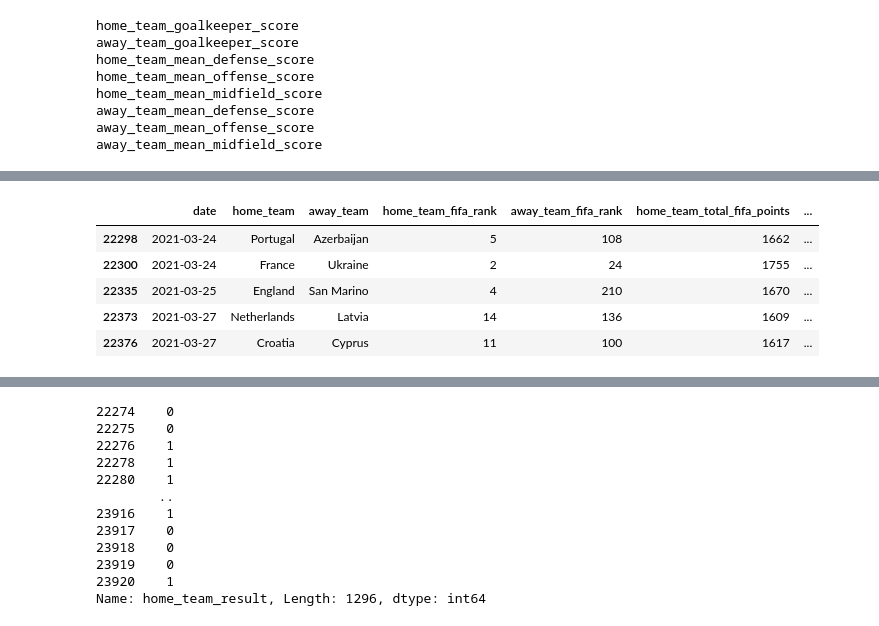
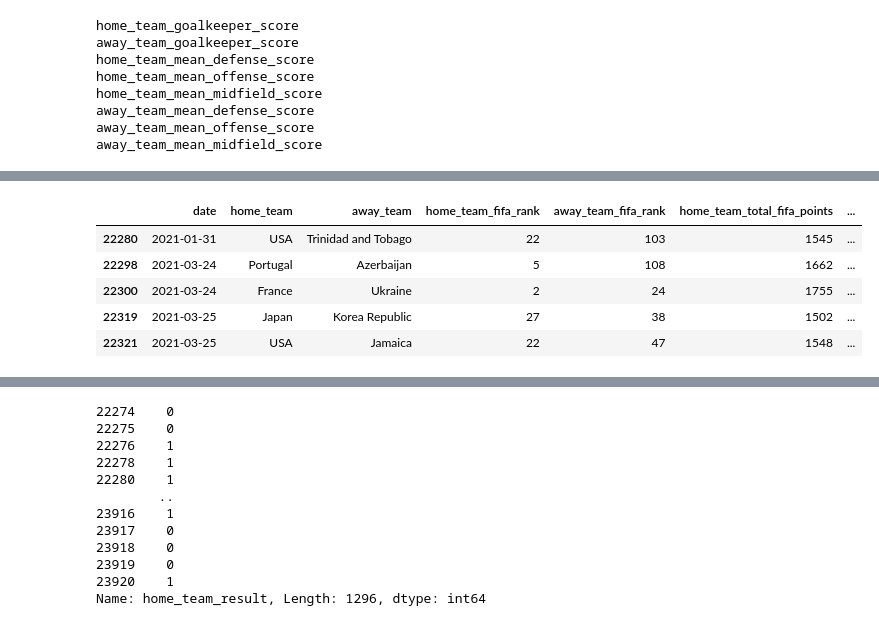
Before and after one commit to cdisall/WorldCup2022, a Jupyter notebook: QuarterFinals.ipynb, the cells around one changed output, grey strips where cells are left out. Saved outputs shown, nothing was run; the diff lists cells and outputs as text; code cells hidden in the pictures.

```diff
--- a/QuarterFinals.ipynb
+++ b/QuarterFinals.ipynb
@@ -112,10 +112,11 @@ away_team_mean_offense_score
 away_team_mean_midfield_score
 # %%
 # Teams in quarterfinals
-quarters_teams = ['Brazil', 'Croatia', 'Arentina', 'Netherlands', 'England', 'France', 'Morocco', 'Portugal']
+teams_left = ['Korea Republic', 'Japan', 'Brazil', 'Spain', 'Switzerland', 'Croatia',
+              'Australia', 'USA', 'Argentina', 'Netherlands', 'Senegal', 'Poland', 'England', 'France', 'Morocco', 'Portugal',]
 # %%
 # Fill null values with mean
-for i in quarters_teams:
+for i in teams_left:
     for j in col_with_nulls:
         data[j].fillna(data[data[j[0:9]]==i][j].mean(), inplace = True)
 # %%
@@ -150,14 +156,14 @@ SyntaxError: unexpected EOF while parsing (1655610952.py, line 6)
 # %%
 # Find data relating to remaining teams
-quarters_data = cur_data[cur_data['home_team'].isin(quarters_teams)]
-quarters_data.head()
+teams_left_data = cur_data[cur_data['home_team'].isin(teams_left)]
+teams_left_data.head()
 # %% [output]
 |  | date | home_team | away_team | home_team_fifa_rank | away_team_fifa_rank | home_team_total_fifa_points | ... |
+| 22280 | 2021-01-31 | USA | Trinidad and Tobago | 22 | 103 | 1545 | ... |
 | 22298 | 2021-03-24 | Portugal | Azerbaijan | 5 | 108 | 1662 | ... |
 | 22300 | 2021-03-24 | France | Ukraine | 2 | 24 | 1755 | ... |
-| 22335 | 2021-03-25 | England | San Marino | 4 | 210 | 1670 | ... |
-| 22373 | 2021-03-27 | Netherlands | Latvia | 14 | 136 | 1609 | ... |
-| 22376 | 2021-03-27 | Croatia | Cyprus | 11 | 100 | 1617 | ... |
+| 22319 | 2021-03-25 | Japan | Korea Republic | 27 | 38 | 1502 | ... |
+| 22321 | 2021-03-25 | USA | Jamaica | 22 | 47 | 1548 | ... |
 # %%
 # Drop games that tied
 binary_data = cur_data[cur_data['home_team_result'].isin(['Win', 'Lose'])]
```
Also changed, not shown: parts of 22 cells of this notebook, 2 other files.
